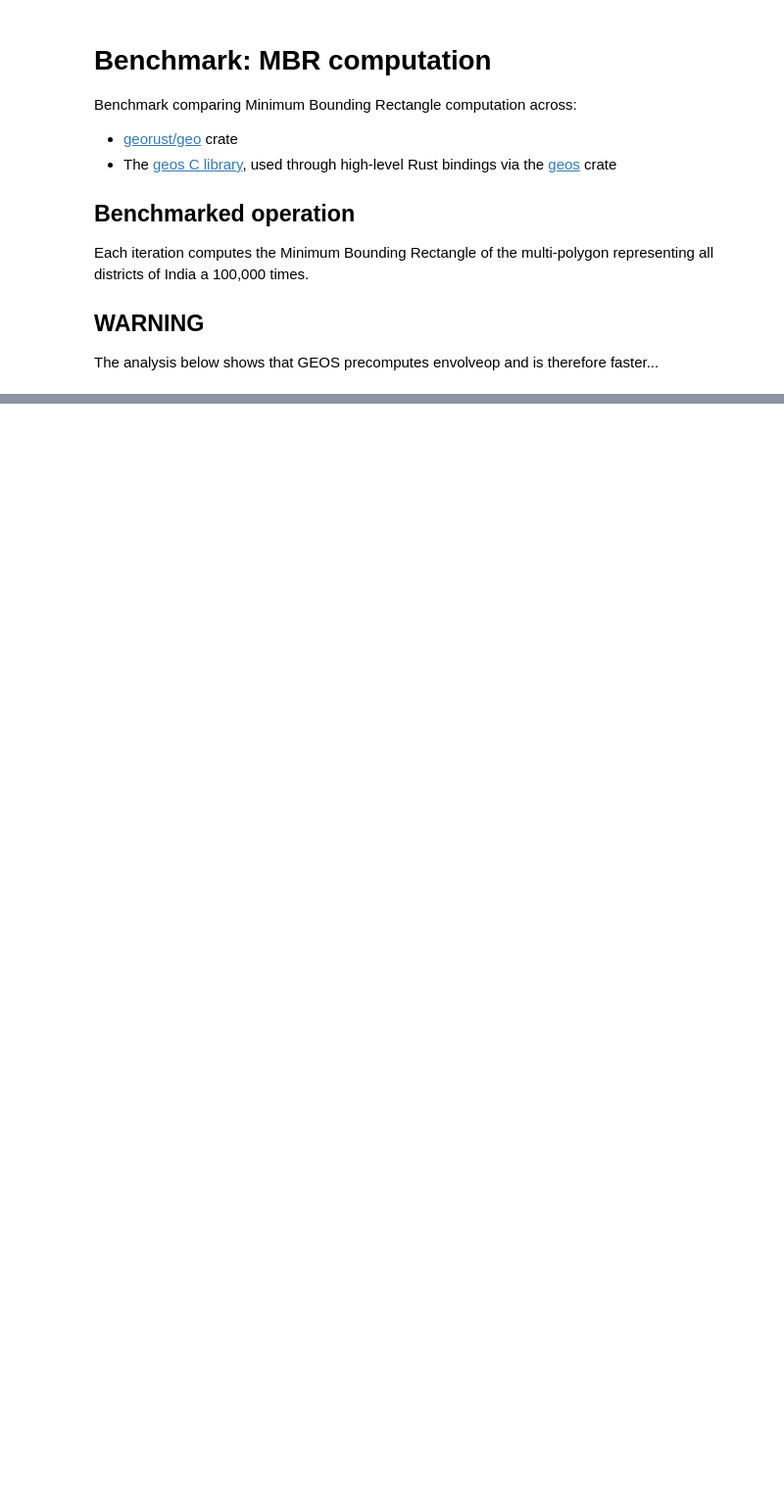
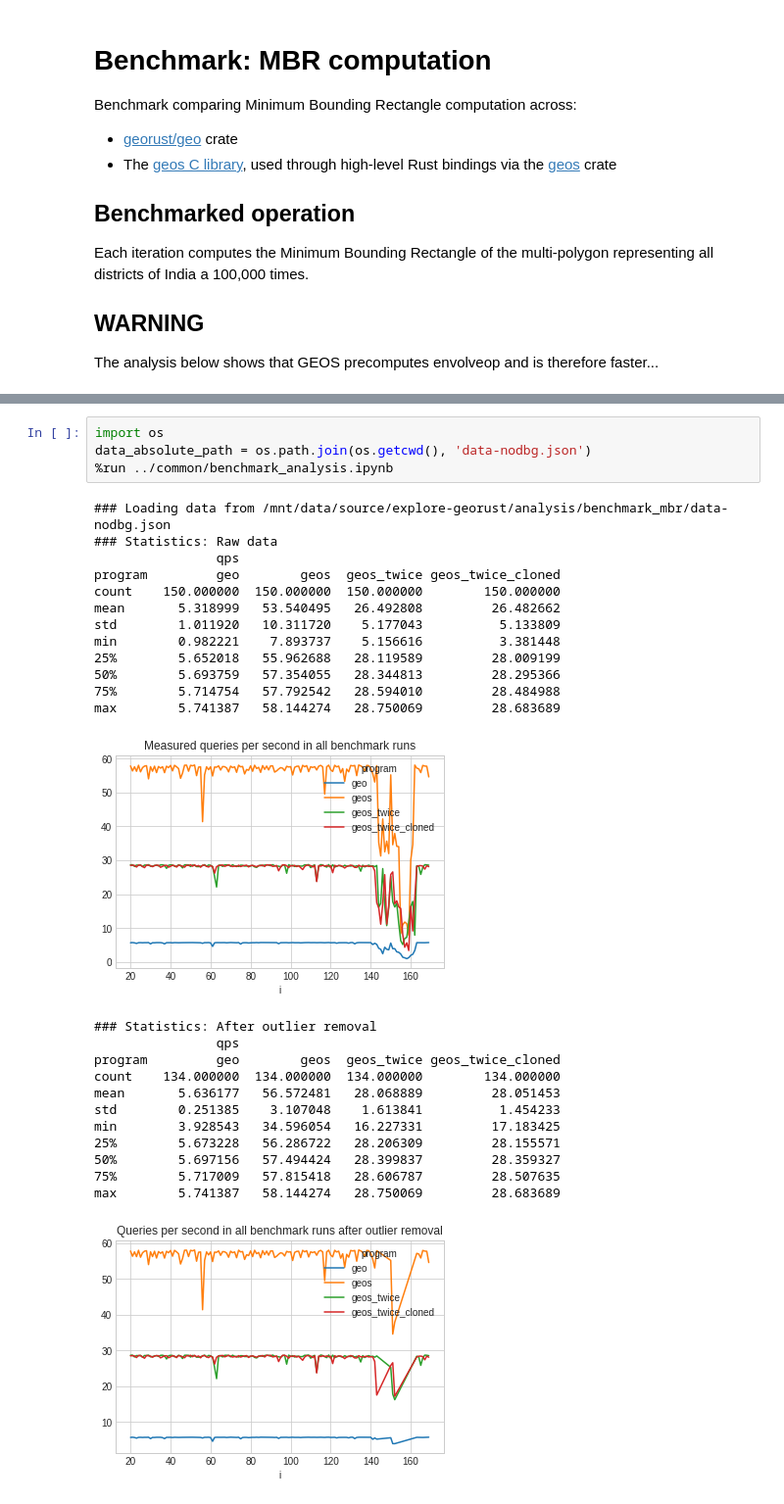
Before and after one commit to callpraths/explore-georust, a Jupyter notebook: analysis/benchmark_mbr/main.ipynb, the cells around one changed output, grey strips where cells are left out. Shown at 98% size. Saved outputs shown, nothing was run; the diff lists cells and outputs as text; blank space fills up the shorter version.

```diff
--- a/analysis/benchmark_mbr/main.ipynb
+++ b/analysis/benchmark_mbr/main.ipynb
@@ -149,0 +159,30 @@ After ensuring that values aren't dropped while being measured:
+# %%
+import os
+data_absolute_path = os.path.join(os.getcwd(), 'data-nodbg.json')
+%run ../common/benchmark_analysis.ipynb
+# %% [output]
+### Loading data from /mnt/data/source/explore-georust/analysis/benchmark_mbr/data-nodbg.json
+### Statistics: Raw data
+                qps
+program         geo        geos  geos_twice geos_twice_cloned
+count    150.000000  150.000000  150.000000        150.000000
+mean       5.318999   53.540495   26.492808         26.482662
+std        1.011920   10.311720    5.177043          5.133809
+min        0.982221    7.893737    5.156616          3.381448
+25%        5.652018   55.962688   28.119589         28.009199
+50%        5.693759   57.354055   28.344813         28.295366
+75%        5.714754   57.792542   28.594010         28.484988
+max        5.741387   58.144274   28.750069         28.683689
+[figure, added]
+### Statistics: After outlier removal
+                qps
+program         geo        geos  geos_twice geos_twice_cloned
+count    134.000000  134.000000  134.000000        134.000000
+mean       5.636177   56.572481   28.068889         28.051453
+std        0.251385    3.107048    1.613841          1.454233
+min        3.928543   34.596054   16.227331         17.183425
+25%        5.673228   56.286722   28.206309         28.155571
+50%        5.697156   57.494424   28.399837         28.359327
+75%        5.717009   57.815418   28.606787         28.507635
+max        5.741387   58.144274   28.750069         28.683689
+[figure, added]
```
Also changed, not shown: parts of 4 cells of this notebook, 25 other files.
